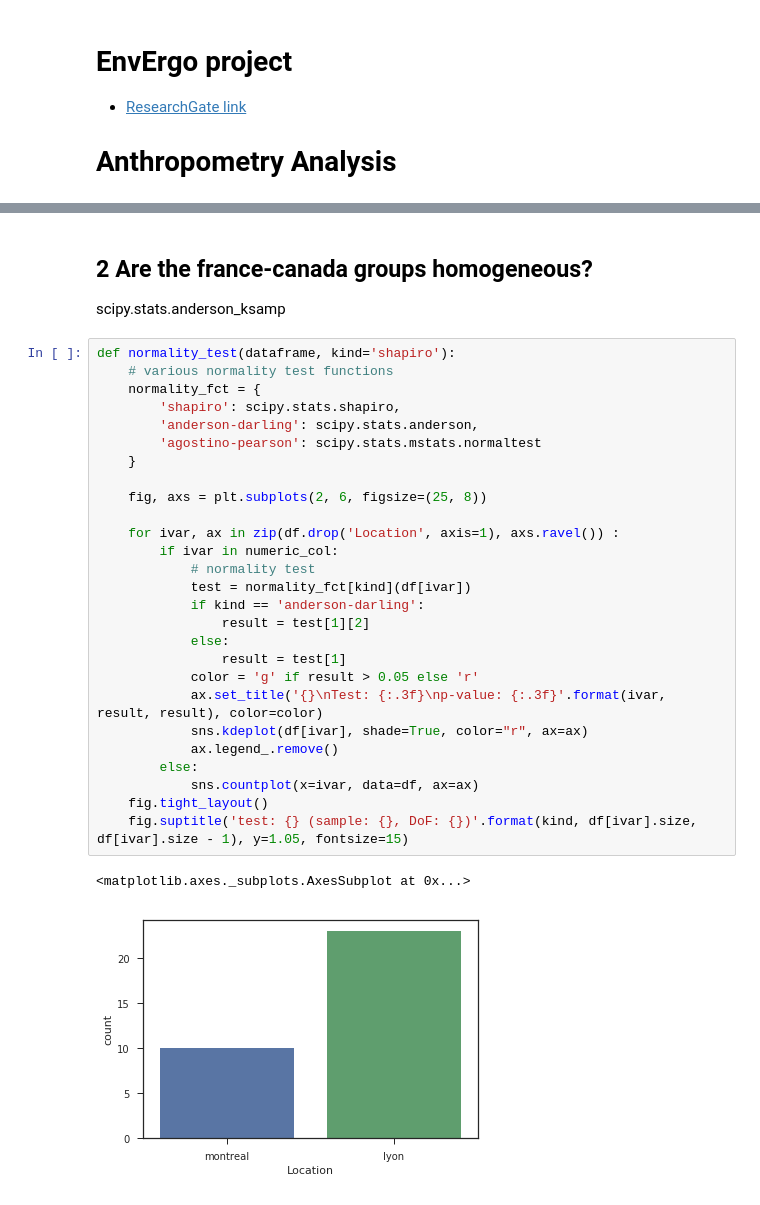
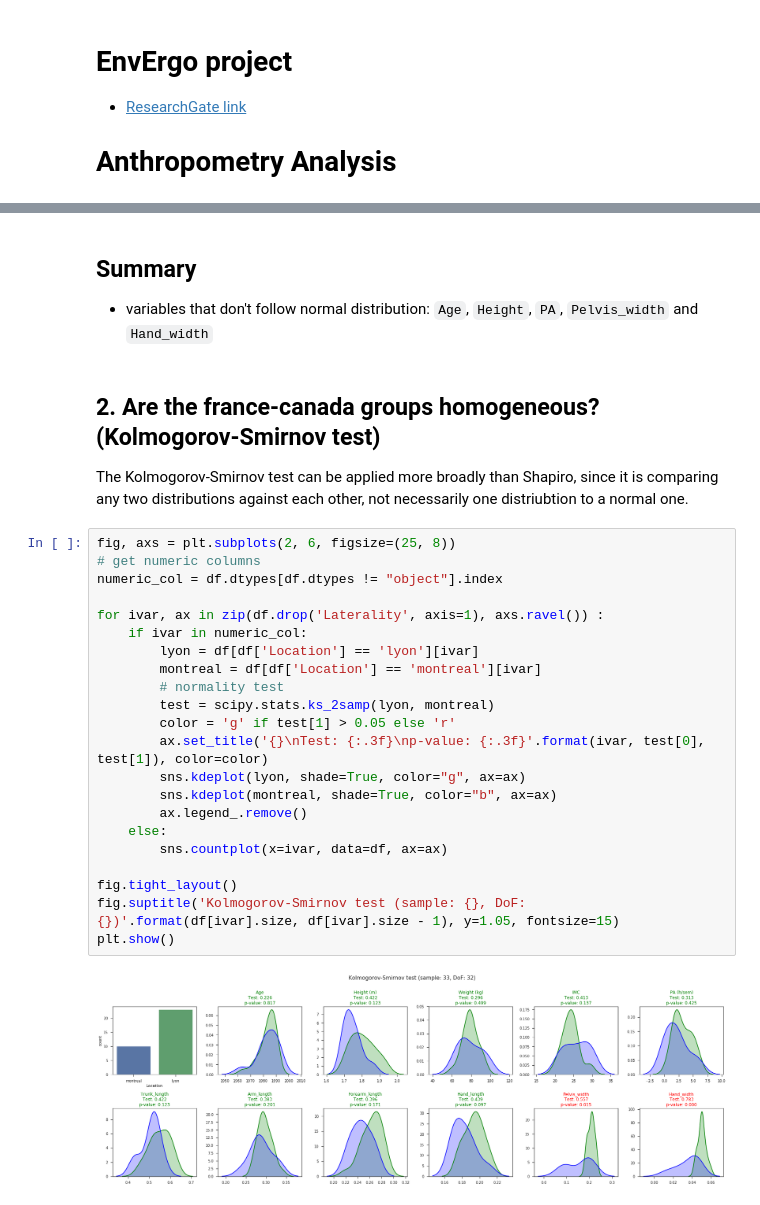
Before and after one commit to romainmartinez/envergo, a Jupyter notebook: 0_anthropo.ipynb, the cells around one changed output, grey strips where cells are left out. Drawn from its saved outputs; the diff is of its cells as text.

Commit message:
normality montreal against lyon samples

```diff
--- a/0_anthropo.ipynb
+++ b/0_anthropo.ipynb
@@ -91,33 +56,31 @@ normality_test(df, kind='agostino-pearson')
-# %% [markdown]
-## 2 Are the france-canada groups homogeneous?
-scipy.stats.anderson_ksamp
+# %% [markdown]
+## Summary
+
+- variables that don't follow normal distribution: `Age`, `Height`, `PA`, `Pelvis_width` and `Hand_width`
+# %% [markdown]
+## 2. Are the france-canada groups homogeneous? (Kolmogorov-Smirnov test)
+The Kolmogorov-Smirnov test can be applied more broadly than Shapiro, since it is comparing any two distributions against each other, not necessarily one distriubtion to a normal one.
 # %%
-def normality_test(dataframe, kind='shapiro'):
-    # various normality test functions
-    normality_fct = {
-        'shapiro': scipy.stats.shapiro,
-        'anderson-darling': scipy.stats.anderson,
-        'agostino-pearson': scipy.stats.mstats.normaltest
-    }
+fig, axs = plt.subplots(2, 6, figsize=(25, 8))
+# get numeric columns
+numeric_col = df.dtypes[df.dtypes != "object"].index
 
-    fig, axs = plt.subplots(2, 6, figsize=(25, 8))
+for ivar, ax in zip(df.drop('Laterality', axis=1), axs.ravel()) :
+    if ivar in numeric_col:
+        lyon = df[df['Location'] == 'lyon'][ivar]
+        montreal = df[df['Location'] == 'montreal'][ivar]
+        # normality test
+        test = scipy.stats.ks_2samp(lyon, montreal)
+        color = 'g' if test[1] > 0.05 else 'r'
+        ax.set_title('{}\nTest: {:.3f}\np-value: {:.3f}'.format(ivar, test[0], test[1]), color=color)
+        sns.kdeplot(lyon, shade=True, color="g", ax=ax)
+        sns.kdeplot(montreal, shade=True, color="b", ax=ax)
+        ax.legend_.remove()
+    else:
+        sns.countplot(x=ivar, data=df, ax=ax)
 
-    for ivar, ax in zip(df.drop('Location', axis=1), axs.ravel()) :
-        if ivar in numeric_col:
-            # normality test
-            test = normality_fct[kind](df[ivar])
-            if kind == 'anderson-darling':
-                result = test[1][2]
-            else:
-                result = test[1]
-            color = 'g' if result > 0.05 else 'r'
-            ax.set_title('{}\nTest: {:.3f}\np-value: {:.3f}'.format(ivar, result, result), color=color)
-            sns.kdeplot(df[ivar], shade=True, color="r", ax=ax)
-            ax.legend_.remove()
-        else:
-            sns.countplot(x=ivar, data=df, ax=ax)
-    fig.tight_layout()
-    fig.suptitle('test: {} (sample: {}, DoF: {})'.format(kind, df[ivar].size, df[ivar].size - 1), y=1.05, fontsize=15)
+fig.tight_layout()
+fig.suptitle('Kolmogorov-Smirnov test (sample: {}, DoF: {})'.format(df[ivar].size, df[ivar].size - 1), y=1.05, fontsize=15)
+plt.show()
 # %% [output]
-<matplotlib.axes._subplots.AxesSubplot at 0x...>
-[figure, old version]
+[figure, new version]
```
Also changed, not shown: parts of 13 cells of this notebook.
